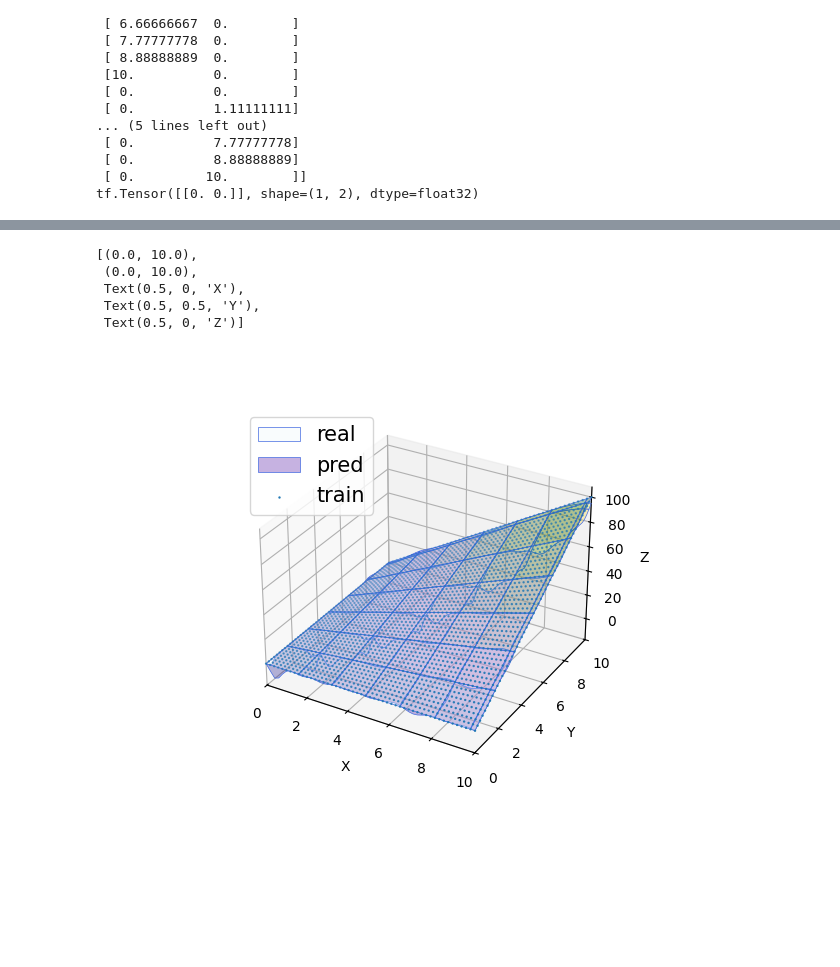
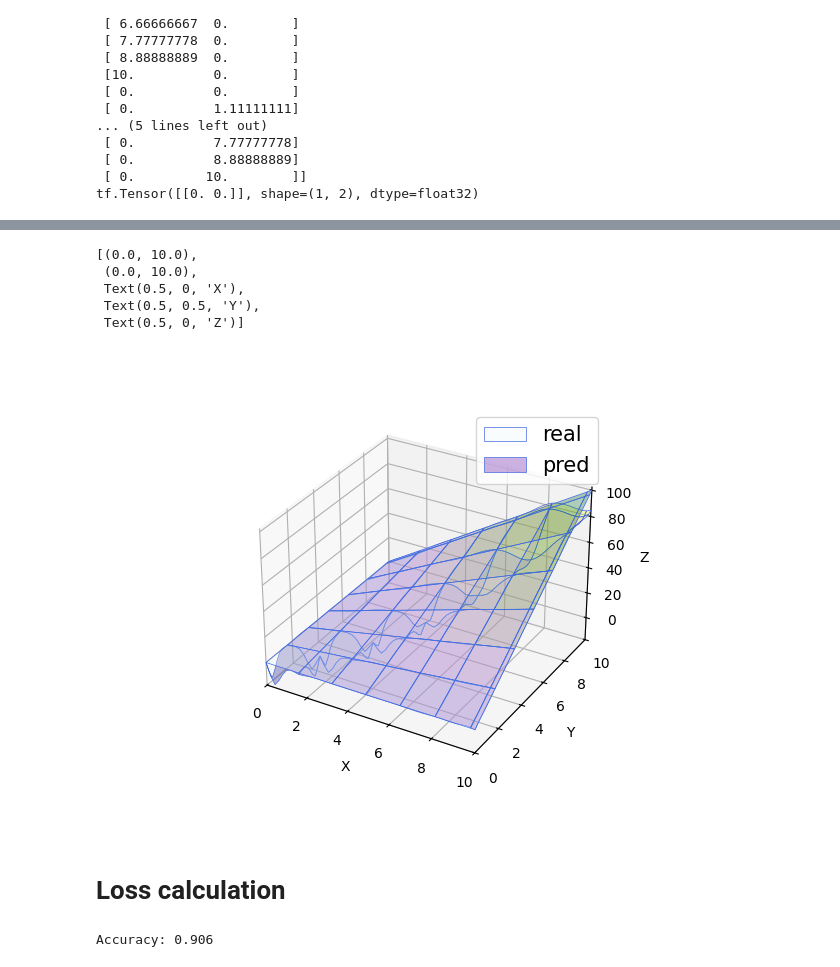
Before and after one commit to C0c0n4t/PINN_Poisson, a Jupyter notebook: src/ourtask.ipynb, the cells around one changed output, grey strips where cells are left out. Drawn from its saved outputs; the diff is of its cells as text; code cells hidden in the pictures; blank space fills up the shorter version.

Commit message:
Added accuracy calculation to ourtask

```diff
--- a/src/ourtask.ipynb
+++ b/src/ourtask.ipynb
@@ -11,6 +11,7 @@ def custom_activation(x):
 NN = tf.keras.models.Sequential(
     [
         tf.keras.layers.Input((2,)),
+        tf.keras.layers.Dense(units=32, activation=custom_activation),
         tf.keras.layers.Dense(units=32, activation=custom_activation),
         tf.keras.layers.Dense(units=32, activation=custom_activation),
         tf.keras.layers.Dense(units=1),
@@ -151,7 +146,6 @@ for _x in x[0]:
     for _y in x[0]:
         pred_coord.append([_x, _y])
 pred_u = NN.predict(np.array(pred_coord)).ravel().reshape(grid_size[0], grid_size[1])
-print(x)
 # plt.figure(figsize=(10, 8))
 # plt.plot(x, train_u, "ok", label="Train")
 # plt.plot_s(test_x, true_u, "-k", label="True")
@@ -185,7 +179,7 @@ ax.plot_surface(
     cmap="plasma",
     label="pred",
 )
-ax.scatter(x, y, train_u, s=0.5, label="train")
+# ax.scatter(x, y, train_u, s=0.5, label="train")
 ax.legend(fontsize=15)
 ax.set(xlim=(0, 10), ylim=(0, 10), xlabel="X", ylabel="Y", zlabel="Z")
 # %% [output]
@@ -193,19 +187,34 @@ ax.set(xlim=(0, 10), ylim=(0, 10), xlabel="X", ylabel="Y", zlabel="Z")
 [[ 0.          0.20408163  0.40816327 ...  9.59183673  9.79591837
   10.        ]
  [ 0.          0.20408163  0.40816327 ...  9.59183673  9.79591837
   10.        ]
  [ 0.          0.20408163  0.40816327 ...  9.59183673  9.79591837
   10.        ]
  ...
  [ 0.          0.20408163  0.40816327 ...  9.59183673  9.79591837
   10.        ]
  [ 0.          0.20408163  0.40816327 ...  9.59183673  9.79591837
   10.        ]
  [ 0.          0.20408163  0.40816327 ...  9.59183673  9.79591837
   10.        ]]
 [(0.0, 10.0),
  (0.0, 10.0),
  Text(0.5, 0, 'X'),
  Text(0.5, 0.5, 'Y'),
  Text(0.5, 0, 'Z')]
-[figure, old version]
+[figure, new version]
+# %% [markdown]
+# Loss calculation
+# %%
+# Calculate the number of correct predictions
+correct_predictions = np.sum(np.isclose(pred_u, true_u, rtol=1))
+
+# Calculate the total number of predictions
+total_predictions = np.prod(grid_size)
+
+# Calculate the accuracy
+accuracy = correct_predictions / total_predictions
+
+print("Accuracy:", accuracy)
+# %% [output]
+Accuracy: 0.906
```
Also changed, not shown: parts of 4 cells of this notebook.
